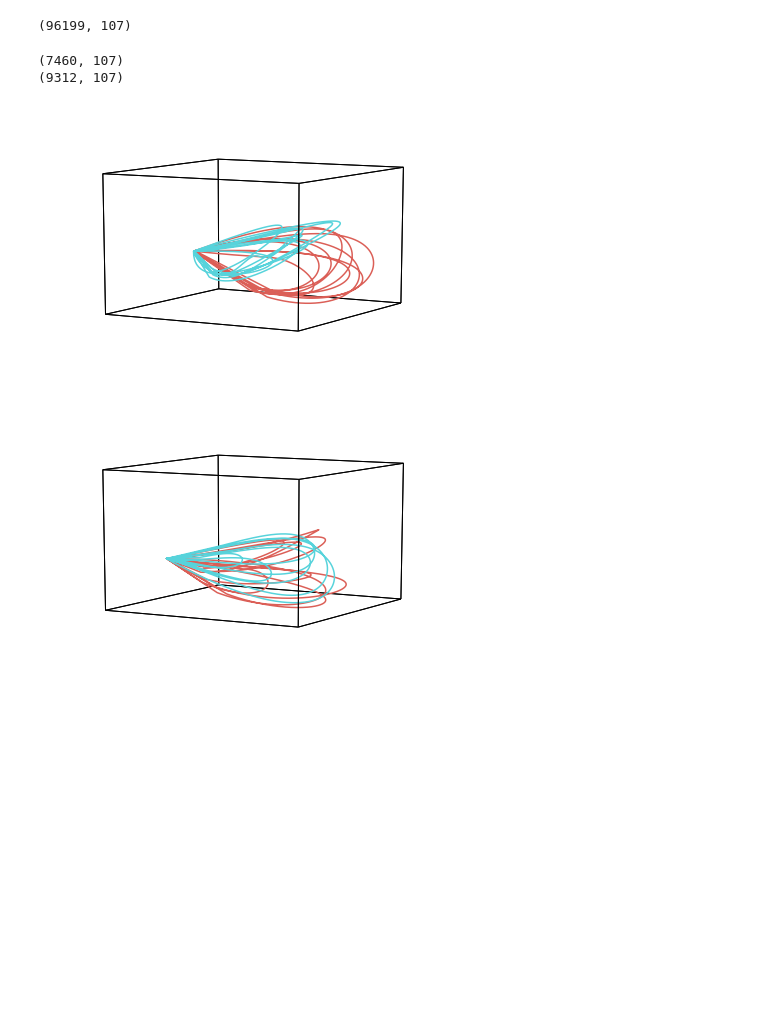
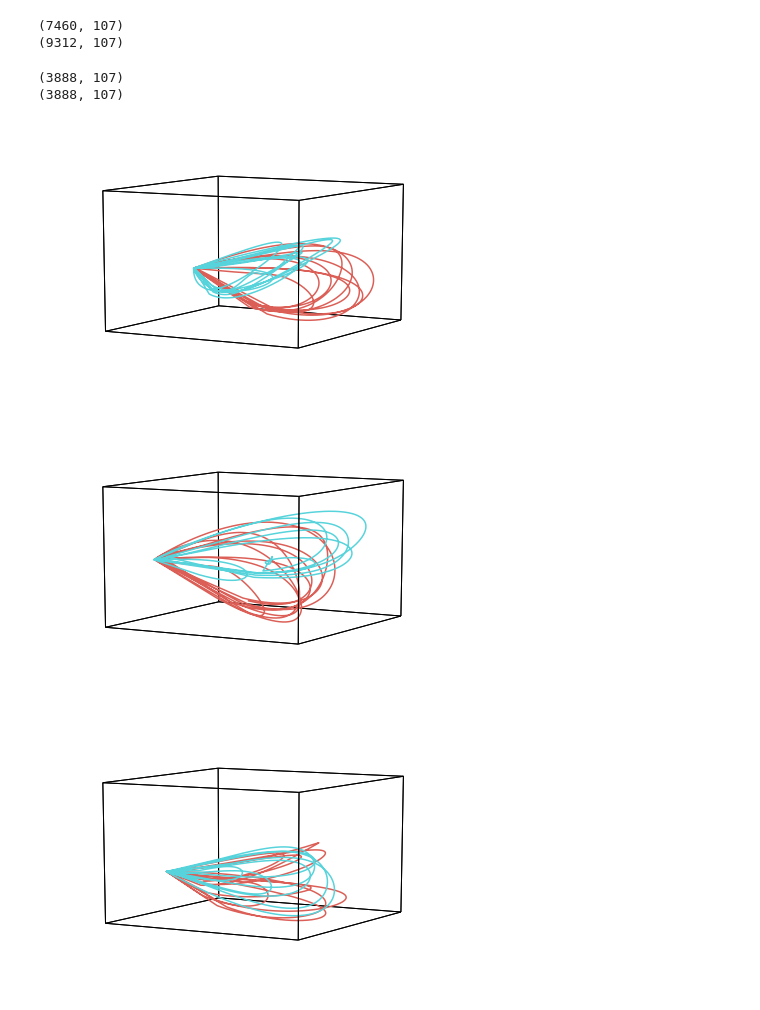
Before and after one commit to vandermeerlab/hc_hyperalign, a Jupyter notebook: python/sandbox.ipynb, the cells around one changed output. Saved outputs shown, nothing was run; the diff lists cells and outputs as text; code cells hidden in the pictures; blank space fills up the shorter version.

Commit message:
Add different session and truncate trials to equal length

```diff
--- a/python/sandbox.ipynb
+++ b/python/sandbox.ipynb
@@ -32,7 +33,3 @@ binned_spikes_d3 = nept.utils.bin_spikes(spikes_d3, [on_track_start_d3, on_track
-# %%
-binned_spikes_d3.data.shape
-# %% [output]
-(96199, 107)
 # %%
 # Find left and right trials
 left_epochs_d3 = info_d3.experiment_times['left_trials'].time
@@ -40,15 +37,32 @@ right_epochs_d3 = info_d3.experiment_times['right_trials'].time
 
 left_b_spikes_d3 = binned_spikes_d3.time_slice(left_epochs_d3[:, 0], left_epochs_d3[:, 1])
 right_b_spikes_d3 = binned_spikes_d3.time_slice(right_epochs_d3[:, 0], right_epochs_d3[:, 1])
+
+print(left_b_spikes_d3.data.shape)
+print(right_b_spikes_d3.data.shape)
+# %% [output]
+(7460, 107)
+(9312, 107)
-# %%
-print(left_b_spikes_d3.data.shape)
-print(right_b_spikes_d3.data.shape)
-# %% [output]
-(7460, 107)
-(9312, 107)
+# %%
+# Find the smallest trial interval for both left and right trials
+epochs_d3 = np.concatenate((left_epochs_d3, right_epochs_d3), axis=0)
+min_interval_d3 = min(epochs_d3[:, 1] - epochs_d3[:, 0])
+
+left_b_spikes_trunc_d3 = binned_spikes_d3.time_slice((left_epochs_d3[:, 1] - min_interval_d3), left_epochs_d3[:, 1])
+right_b_spikes_trunc_d3 = binned_spikes_d3.time_slice((right_epochs_d3[:, 1] - min_interval_d3), right_epochs_d3[:, 1])
+
+print(left_b_spikes_trunc_d3.data.shape)
+print(right_b_spikes_trunc_d3.data.shape)
+# %% [output]
+(3888, 107)
+(3888, 107)
 # %%
 # Plot binned_spikes for left and right trials
 geo = hyp.plot([left_b_spikes_d3.data, right_b_spikes_d3.data])
+
+# Plot binned_spikes for truncated left and right trials
+geo = hyp.plot([left_b_spikes_trunc_d3.data, right_b_spikes_trunc_d3.data])
 # %% [output]
 [figure]
+[figure, added]
 # %%
```
Also changed, not shown: parts of 7 cells of this notebook.
